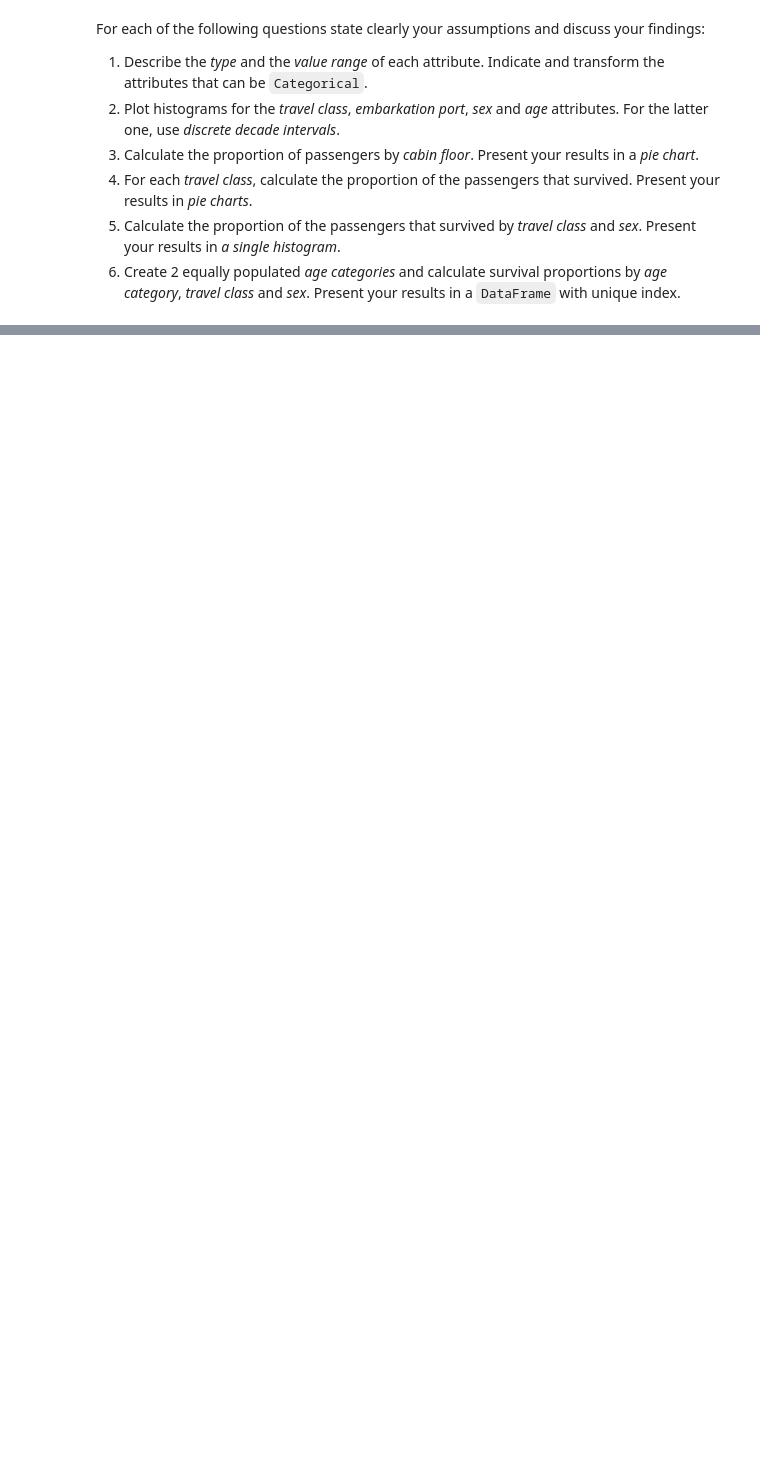
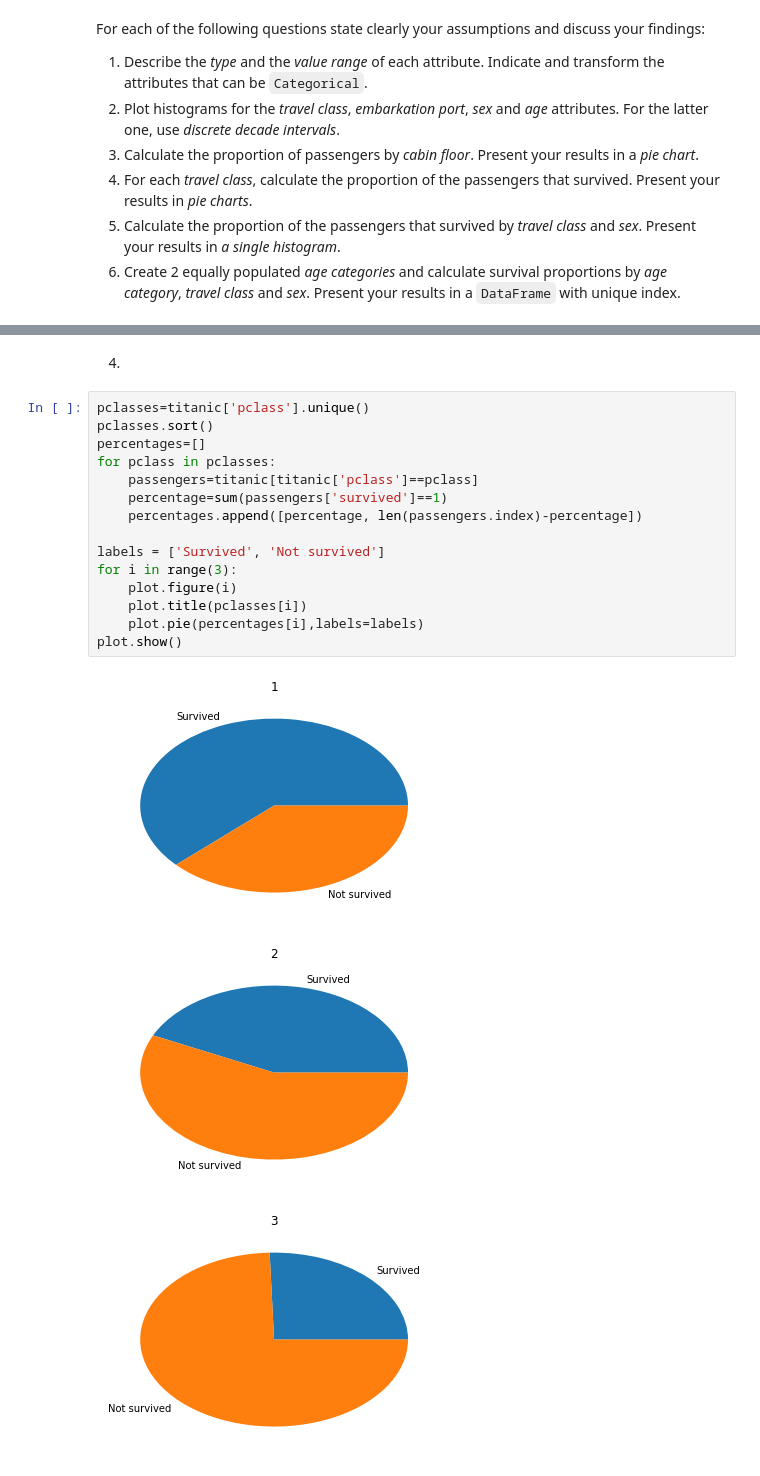
Before and after one commit to antonino-barbera/seanbi, a Jupyter notebook: HW1/Homework 1.ipynb, the cells around one changed output, grey strips where cells are left out. Saved outputs shown, nothing was run; the diff lists cells and outputs as text; blank space fills up the shorter version.

```diff
--- a/HW1/Homework 1.ipynb
+++ b/HW1/Homework 1.ipynb
@@ -290,0 +409,21 @@ For each of the following questions state clearly your assumptions and discuss y
+# %% [markdown]
+4.
+# %%
+pclasses=titanic['pclass'].unique()
+pclasses.sort()
+percentages=[]
+for pclass in pclasses:
+    passengers=titanic[titanic['pclass']==pclass]
+    percentage=sum(passengers['survived']==1)
+    percentages.append([percentage, len(passengers.index)-percentage])
+
+labels = ['Survived', 'Not survived']
+for i in range(3):
+    plot.figure(i)
+    plot.title(pclasses[i])
+    plot.pie(percentages[i],labels=labels)
+plot.show()
+# %% [output]
+[figure, added]
+[figure, added]
+[figure, added]
```
Also changed, not shown: parts of 15 cells of this notebook, 3 other files.
